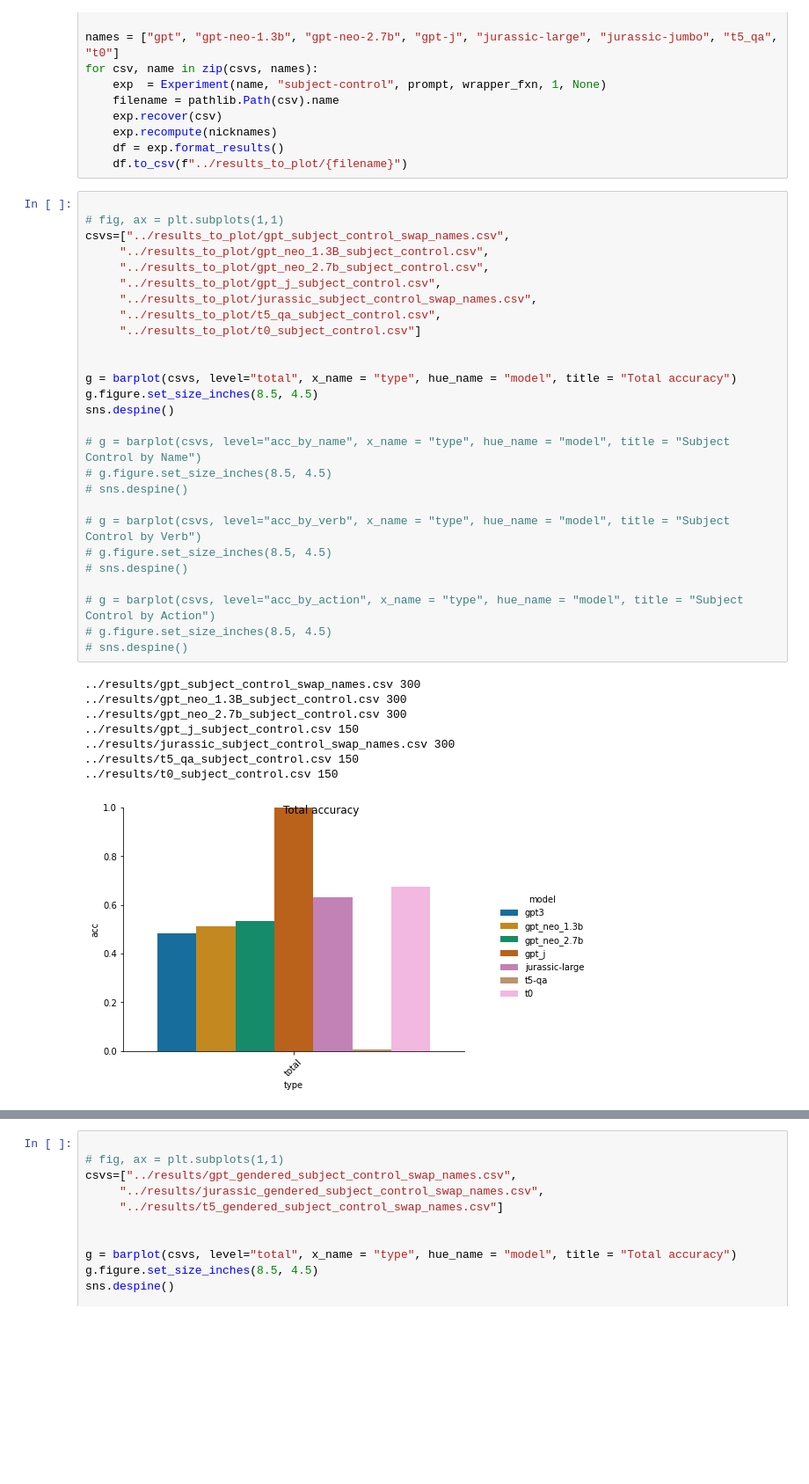
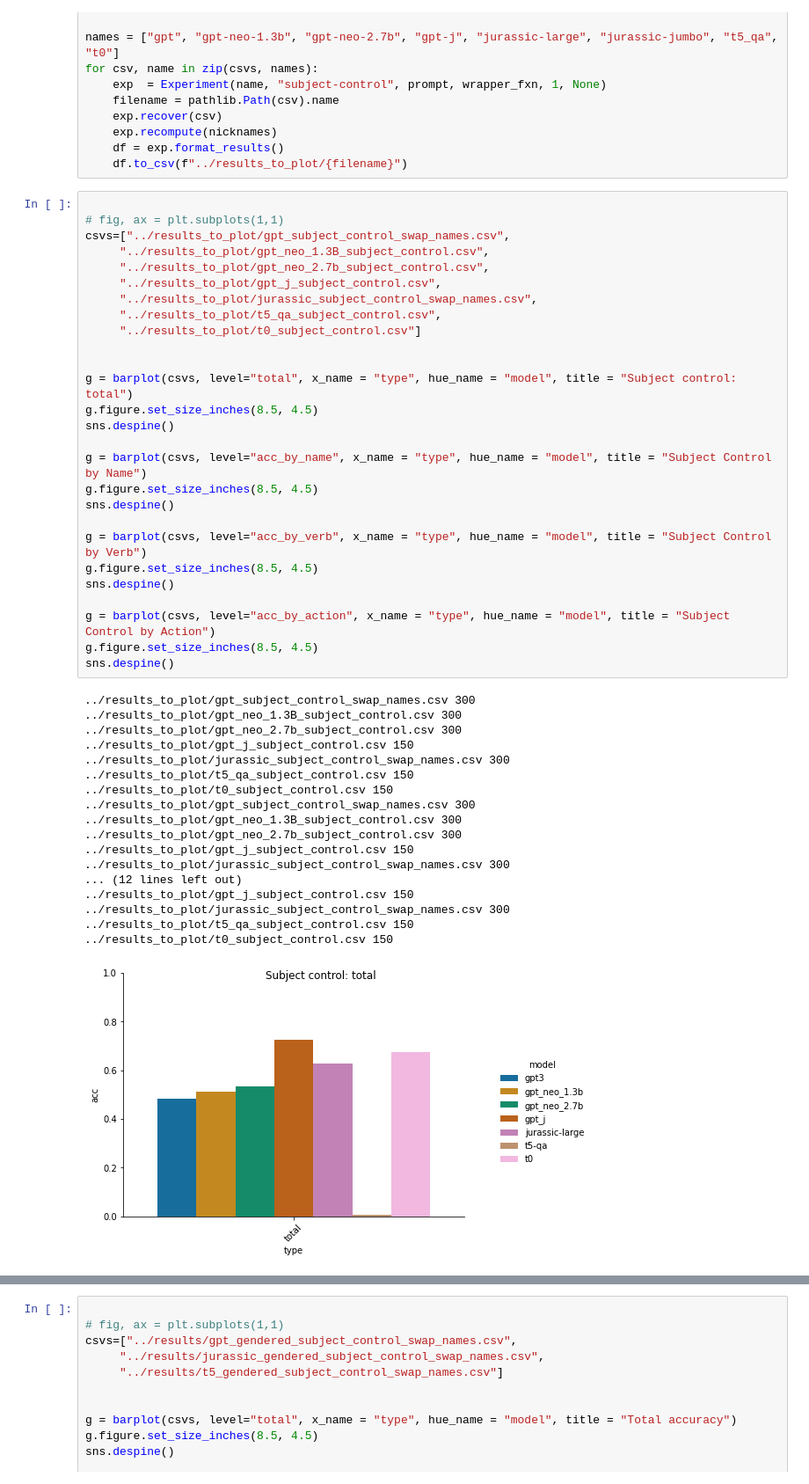
Before and after one commit to esteng/curious-case-of-control, a Jupyter notebook: src/vis.ipynb, the cells around one changed output, grey strips where cells are left out. Shown at 88% size. Cells and saved outputs as stored; diff of their text form; blank space fills up the shorter version.

```diff
--- a/src/vis.ipynb
+++ b/src/vis.ipynb
@@ -187,36 +202,46 @@ for csv, name in zip(csvs, names):
 # %%
 
 # fig, ax = plt.subplots(1,1)
 csvs=["../results_to_plot/gpt_subject_control_swap_names.csv",
      "../results_to_plot/gpt_neo_1.3B_subject_control.csv",
      "../results_to_plot/gpt_neo_2.7b_subject_control.csv",
      "../results_to_plot/gpt_j_subject_control.csv",
      "../results_to_plot/jurassic_subject_control_swap_names.csv",
      "../results_to_plot/t5_qa_subject_control.csv",
      "../results_to_plot/t0_subject_control.csv"]
 
 
-g = barplot(csvs, level="total", x_name = "type", hue_name = "model", title = "Total accuracy")
+g = barplot(csvs, level="total", x_name = "type", hue_name = "model", title = "Subject control: total")
 g.figure.set_size_inches(8.5, 4.5)
 sns.despine()
 
-# g = barplot(csvs, level="acc_by_name", x_name = "type", hue_name = "model", title = "Subject Control by Name")
-# g.figure.set_size_inches(8.5, 4.5)
-# sns.despine()
+g = barplot(csvs, level="acc_by_name", x_name = "type", hue_name = "model", title = "Subject Control by Name")
+g.figure.set_size_inches(8.5, 4.5)
+sns.despine()
 
-# g = barplot(csvs, level="acc_by_verb", x_name = "type", hue_name = "model", title = "Subject Control by Verb")
-# g.figure.set_size_inches(8.5, 4.5)
-# sns.despine()
+g = barplot(csvs, level="acc_by_verb", x_name = "type", hue_name = "model", title = "Subject Control by Verb")
+g.figure.set_size_inches(8.5, 4.5)
+sns.despine()
 
-# g = barplot(csvs, level="acc_by_action", x_name = "type", hue_name = "model", title = "Subject Control by Action")
-# g.figure.set_size_inches(8.5, 4.5)
-# sns.despine()
+g = barplot(csvs, level="acc_by_action", x_name = "type", hue_name = "model", title = "Subject Control by Action")
+g.figure.set_size_inches(8.5, 4.5)
+sns.despine()
 # %% [output]
-../results/gpt_subject_control_swap_names.csv 300
-../results/gpt_neo_1.3B_subject_control.csv 300
-../results/gpt_neo_2.7b_subject_control.csv 300
-../results/gpt_j_subject_control.csv 150
-../results/jurassic_subject_control_swap_names.csv 300
-../results/t5_qa_subject_control.csv 150
-../results/t0_subject_control.csv 150
+../results_to_plot/gpt_subject_control_swap_names.csv 300
+../results_to_plot/gpt_neo_1.3B_subject_control.csv 300
+../results_to_plot/gpt_neo_2.7b_subject_control.csv 300
+../results_to_plot/gpt_j_subject_control.csv 150
+../results_to_plot/jurassic_subject_control_swap_names.csv 300
+../results_to_plot/t5_qa_subject_control.csv 150
+../results_to_plot/t0_subject_control.csv 150
+../results_to_plot/gpt_subject_control_swap_names.csv 300
+../results_to_plot/gpt_neo_1.3B_subject_control.csv 300
+../results_to_plot/gpt_neo_2.7b_subject_control.csv 300
+../results_to_plot/gpt_j_subject_control.csv 150
+../results_to_plot/jurassic_subject_control_swap_names.csv 300
+... (12 lines left out)
+../results_to_plot/gpt_j_subject_control.csv 150
+../results_to_plot/jurassic_subject_control_swap_names.csv 300
+../results_to_plot/t5_qa_subject_control.csv 150
+../results_to_plot/t0_subject_control.csv 150
-[figure, old version]
+[figure, new version]
```
Also changed, not shown: parts of 3 cells of this notebook, 2 other files.
